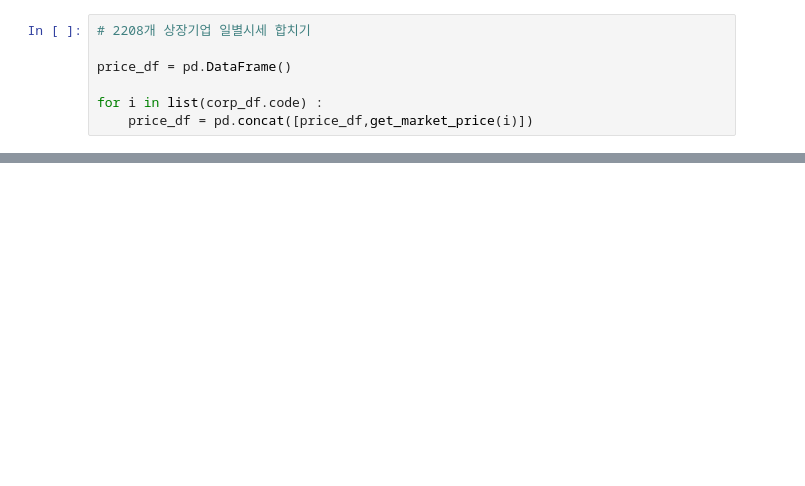
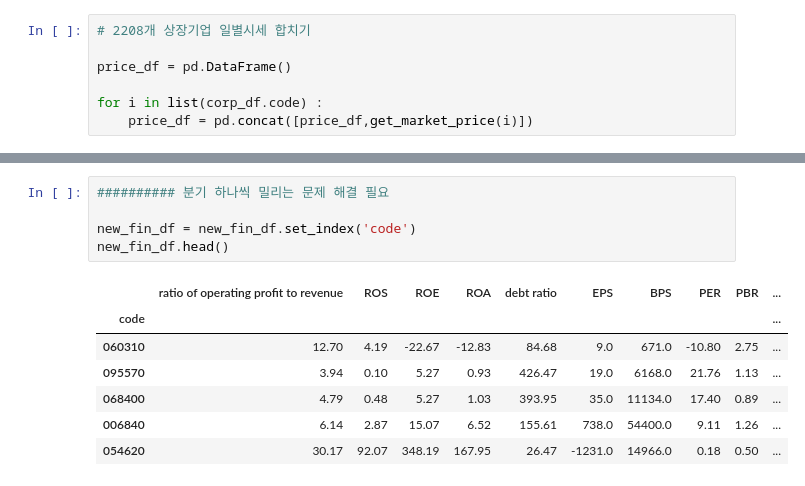
Before and after one commit to songyeseol/corp_portfolio_analysis, a Jupyter notebook: corp_portfolio_analysis.ipynb, the cells around one changed output, grey strips where cells are left out. Saved outputs shown, nothing was run; the diff lists cells and outputs as text; blank space fills up the shorter version.

```diff
--- a/corp_portfolio_analysis.ipynb
+++ b/corp_portfolio_analysis.ipynb
@@ -383,0 +352,13 @@ new_df
+# %%
+########## 분기 하나씩 밀리는 문제 해결 필요
+
+new_fin_df = new_fin_df.set_index('code')
+new_fin_df.head()
+# %% [output]
+|  | ratio of operating profit to revenue | ROS | ROE | ROA | debt ratio | EPS | BPS | PER | PBR | ... |
+| code |  |  |  |  |  |  |  |  |  | ... |
+| 060310 | 12.70 | 4.19 | -22.67 | -12.83 | 84.68 | 9.0 | 671.0 | -10.80 | 2.75 | ... |
+| 095570 | 3.94 | 0.10 | 5.27 | 0.93 | 426.47 | 19.0 | 6168.0 | 21.76 | 1.13 | ... |
+| 068400 | 4.79 | 0.48 | 5.27 | 1.03 | 393.95 | 35.0 | 11134.0 | 17.40 | 0.89 | ... |
+| 006840 | 6.14 | 2.87 | 15.07 | 6.52 | 155.61 | 738.0 | 54400.0 | 9.11 | 1.26 | ... |
+| 054620 | 30.17 | 92.07 | 348.19 | 167.95 | 26.47 | -1231.0 | 14966.0 | 0.18 | 0.50 | ... |
```
Also changed, not shown: parts of 17 cells of this notebook.
